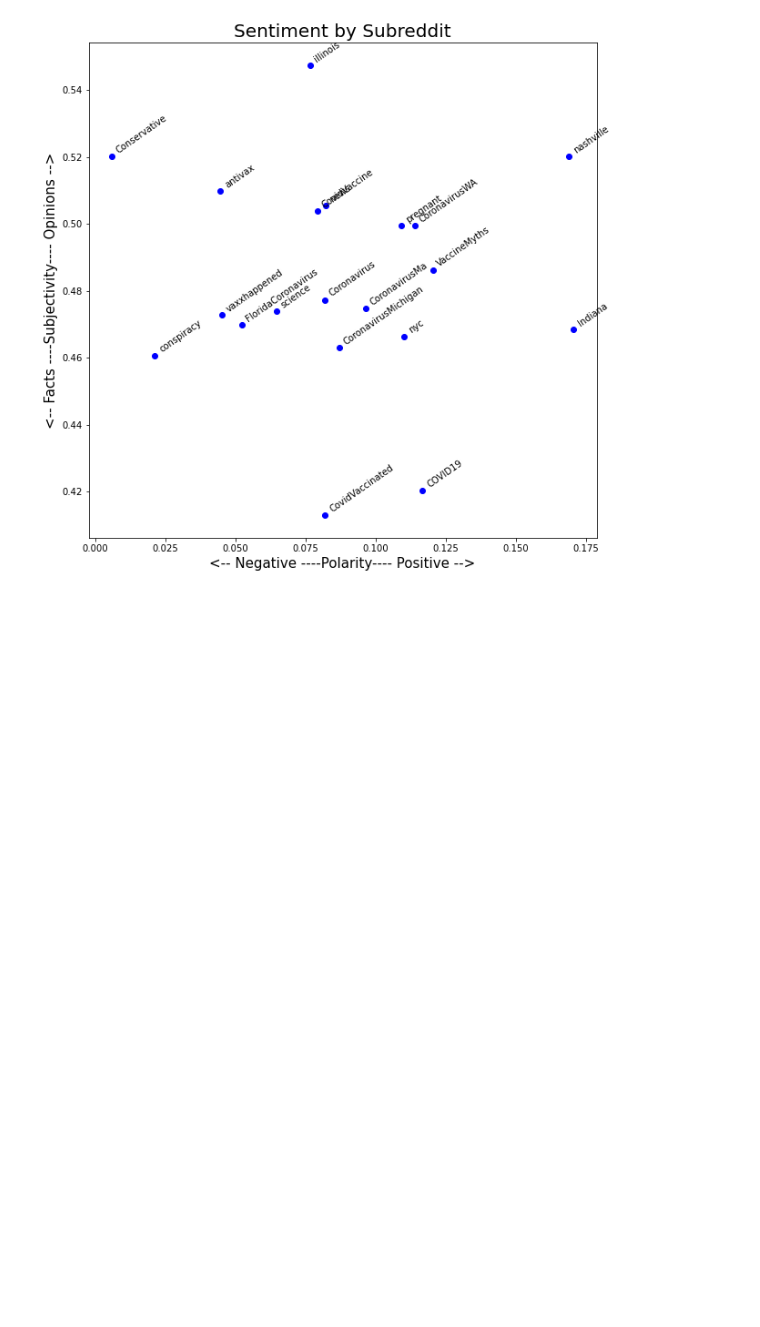
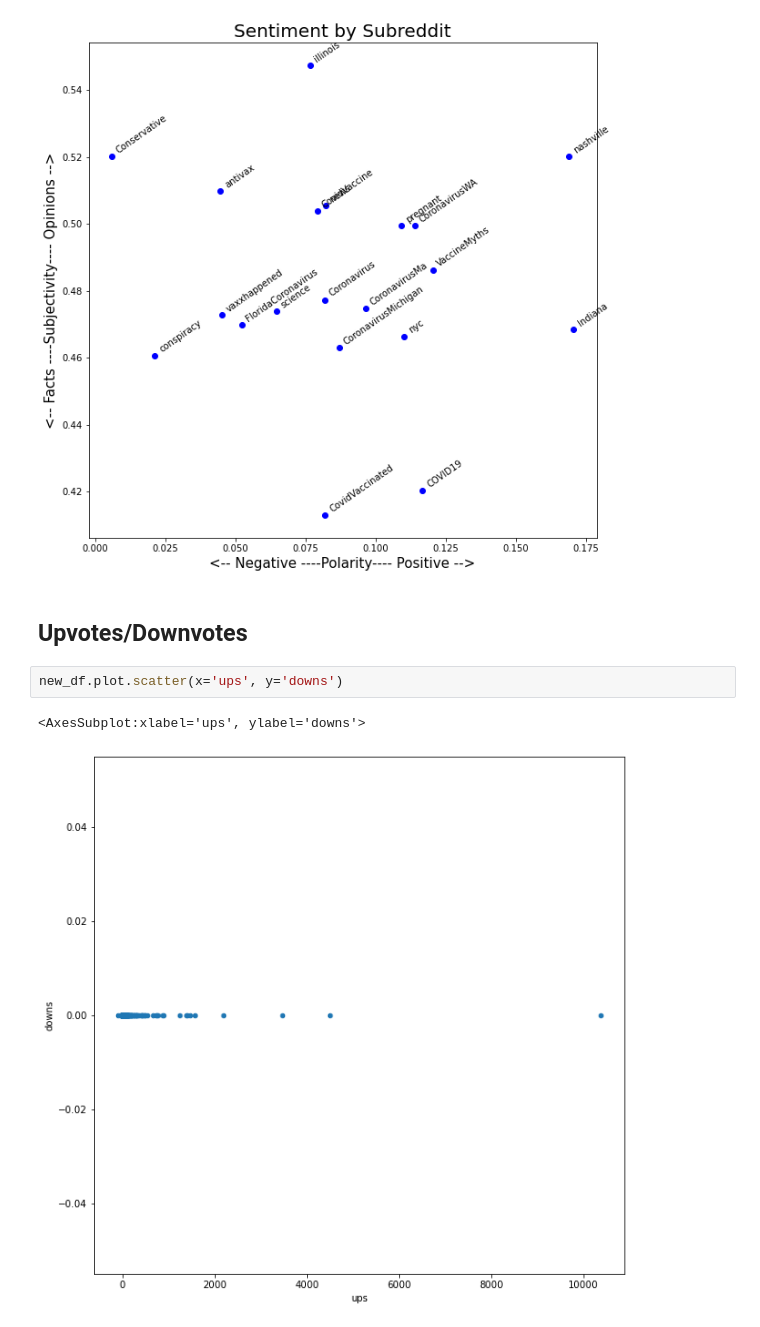
Before and after one commit to datakind/Mar21-vaccine-uptake, a Jupyter notebook: 02_eda/reddit_eda.ipynb, the cells around one changed output. Saved outputs shown, nothing was run; the diff lists cells and outputs as text; blank space fills up the shorter version.

Commit message:
Added reddit upvote EDA.

```diff
--- a/02_eda/reddit_eda.ipynb
+++ b/02_eda/reddit_eda.ipynb
@@ -251,3 +251,10 @@ plt.ylabel('<-- Facts ----Subjectivity---- Opinions -->', fontsize=15)
 plt.show()
 # %% [output]
 [figure]
+# %% [markdown]
+## Upvotes/Downvotes
+# %%
+new_df.plot.scatter(x='ups', y='downs')
+# %% [output]
+<AxesSubplot:xlabel='ups', ylabel='downs'>
+[figure, added]
```
Also changed, not shown: parts of 12 cells of this notebook.
